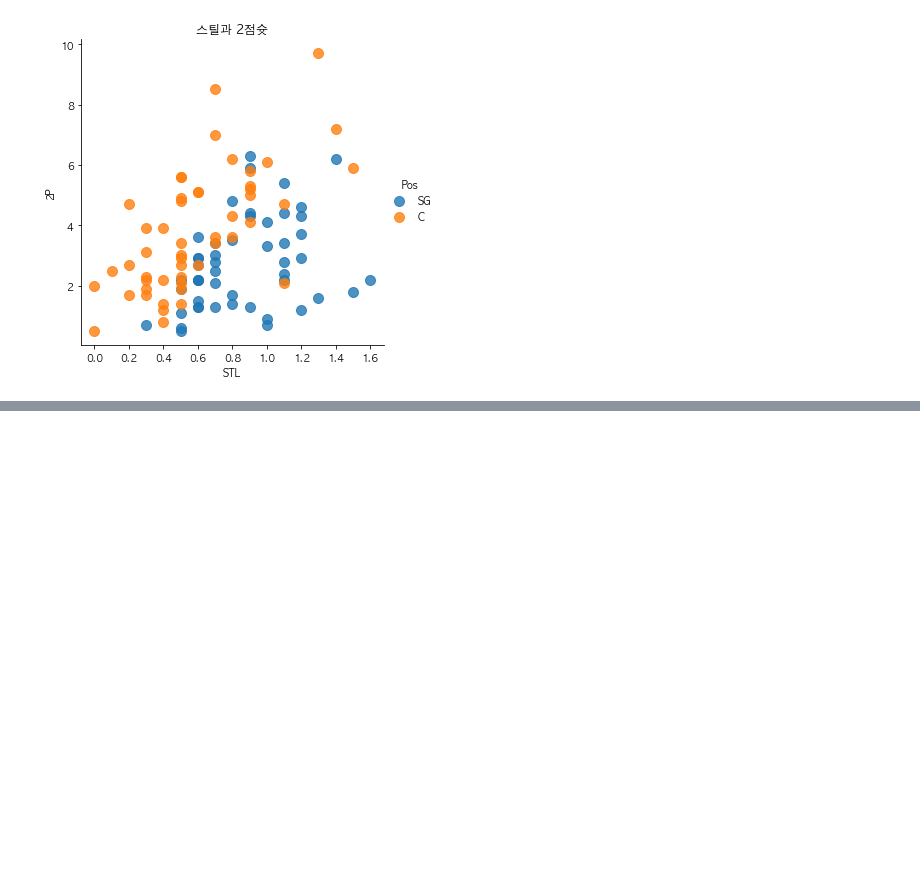
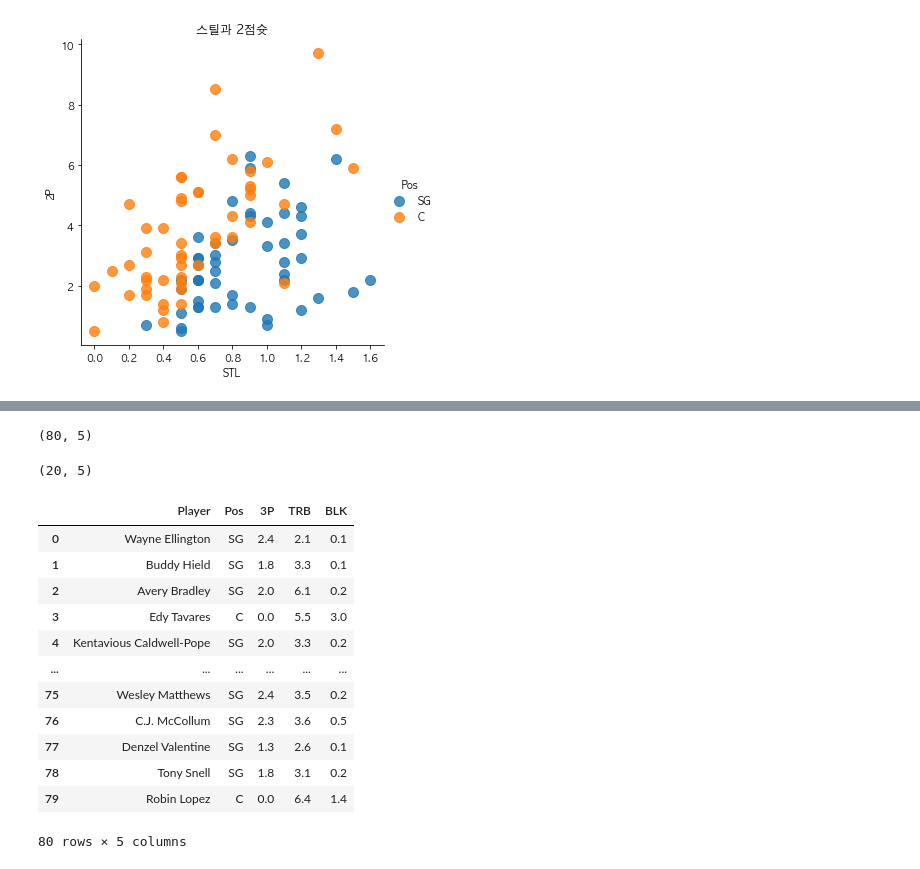
Before and after one commit to jjhwnn/Python, a Jupyter notebook: 4.MachineLearning/Note/12.basketball.ipynb, the cells around one changed output, grey strips where cells are left out. Cells and saved outputs as stored; diff of their text form; code cells hidden in the pictures; blank space fills up the shorter version.

```diff
--- a/4.MachineLearning/Note/12.basketball.ipynb
+++ b/4.MachineLearning/Note/12.basketball.ipynb
@@ -83,0 +166,8 @@ plt.show()
+# %%
+train.shape
+# %% [output]
+(80, 5)
+# %%
+test.shape
+# %% [output]
+(20, 5)
@@ -83,0 +178,16 @@ plt.show()
+# %%
+pd.read_csv("../Data/basketball_train.csv")
+# %% [output]
+|  | Player | Pos | 3P | TRB | BLK |
+| 0 | Wayne Ellington | SG | 2.4 | 2.1 | 0.1 |
+| 1 | Buddy Hield | SG | 1.8 | 3.3 | 0.1 |
+| 2 | Avery Bradley | SG | 2.0 | 6.1 | 0.2 |
+| 3 | Edy Tavares | C | 0.0 | 5.5 | 3.0 |
+| 4 | Kentavious Caldwell-Pope | SG | 2.0 | 3.3 | 0.2 |
+| ... | ... | ... | ... | ... | ... |
+| 75 | Wesley Matthews | SG | 2.4 | 3.5 | 0.2 |
+| 76 | C.J. McCollum | SG | 2.3 | 3.6 | 0.5 |
+| 77 | Denzel Valentine | SG | 1.3 | 2.6 | 0.1 |
+| 78 | Tony Snell | SG | 1.8 | 3.1 | 0.2 |
+| 79 | Robin Lopez | C | 0.0 | 6.4 | 1.4 |
+80 rows × 5 columns
```
Also changed, not shown: parts of 13 cells of this notebook, 13 other files.
